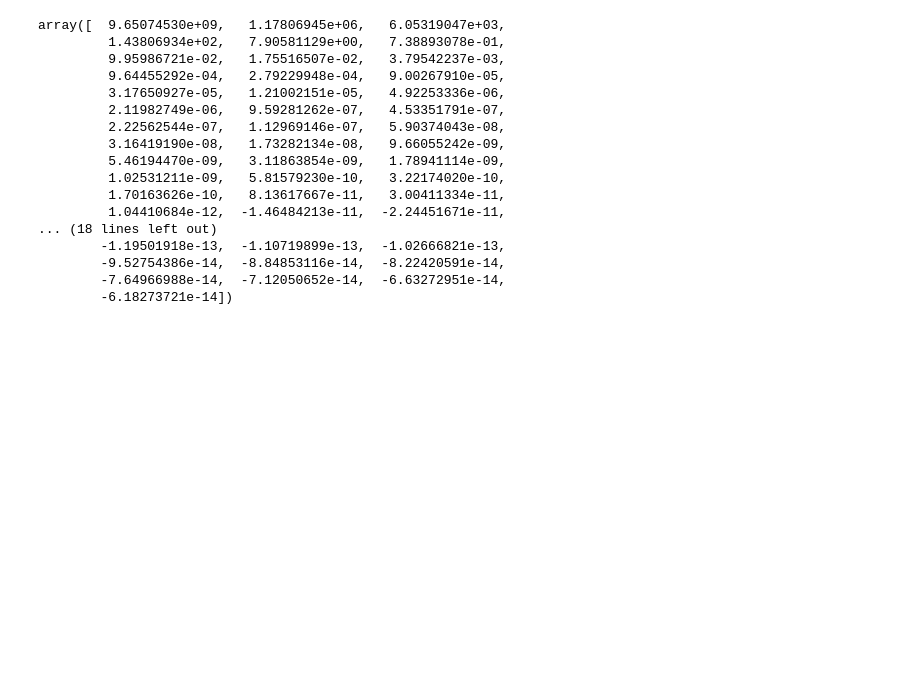
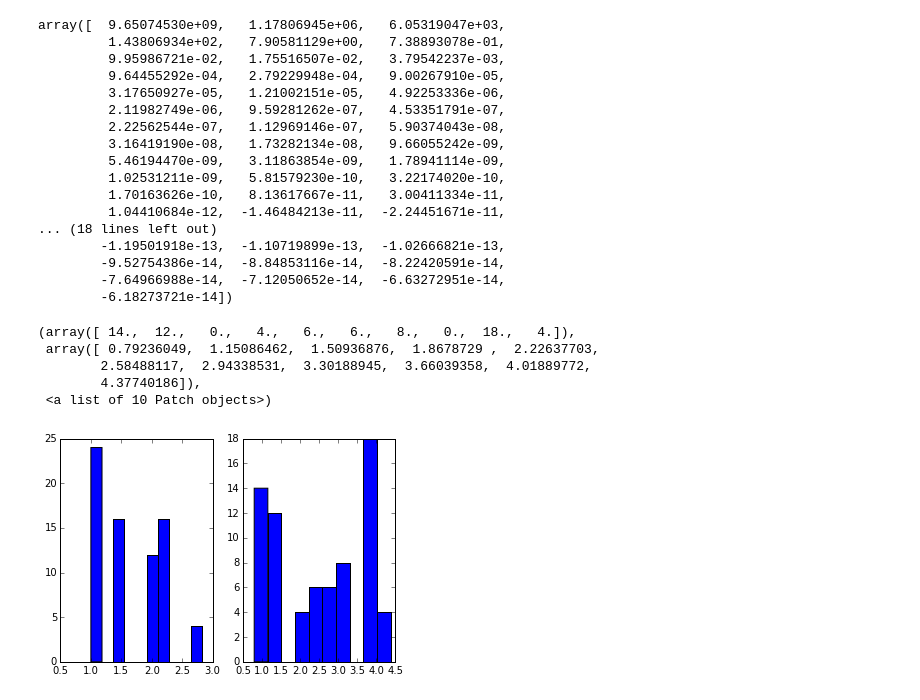
Before and after one commit to rahulporuri/computational_physics, a Jupyter notebook: Molecular dynamics.ipynb, the cells around one changed output. Cells and saved outputs as stored; diff of their text form; code cells hidden in the pictures; blank space fills up the shorter version.

```diff
--- a/Molecular dynamics.ipynb
+++ b/Molecular dynamics.ipynb
@@ -171,5 +149,0 @@ print np.linspace(100*pico,nano,10)
-# %%
-sigma = 0.3405*nano
-print sigma
-e = 997/N_A
-print e
@@ -212,0 +303,12 @@ def sum_force(site):
+# %%
+plt.subplot(121)
+plt.hist(initial_dist,10)
+plt.subplot(122)
+plt.hist(final_dist,10)
+# %% [output]
+(array([ 14.,  12.,   0.,   4.,   6.,   6.,   8.,   0.,  18.,   4.]),
+ array([ 0.79236049,  1.15086462,  1.50936876,  1.8678729 ,  2.22637703,
+        2.58488117,  2.94338531,  3.30188945,  3.66039358,  4.01889772,
+        4.37740186]),
+ <a list of 10 Patch objects>)
+[figure, added]
```
Also changed, not shown: parts of 11 cells of this notebook.
